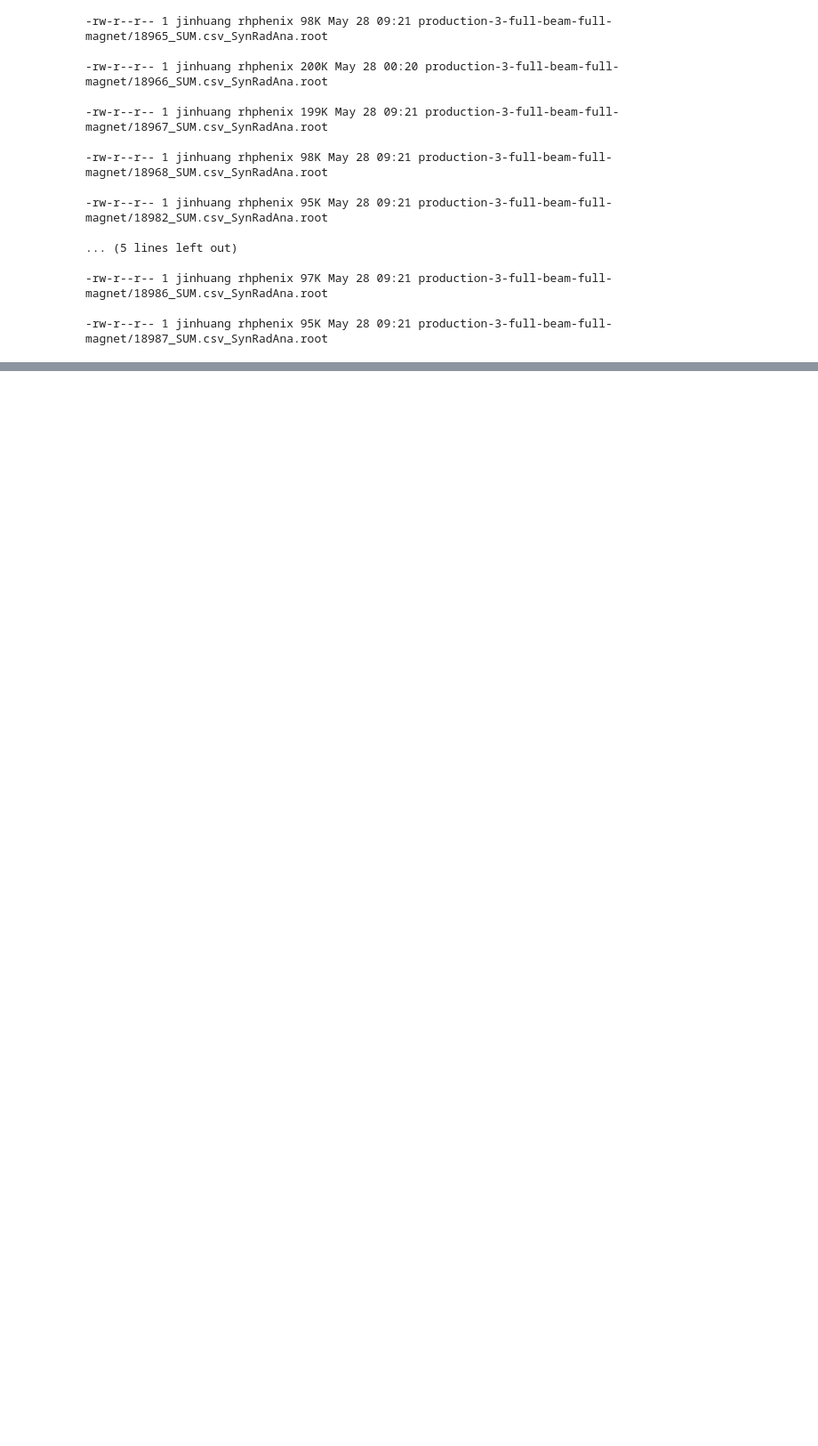
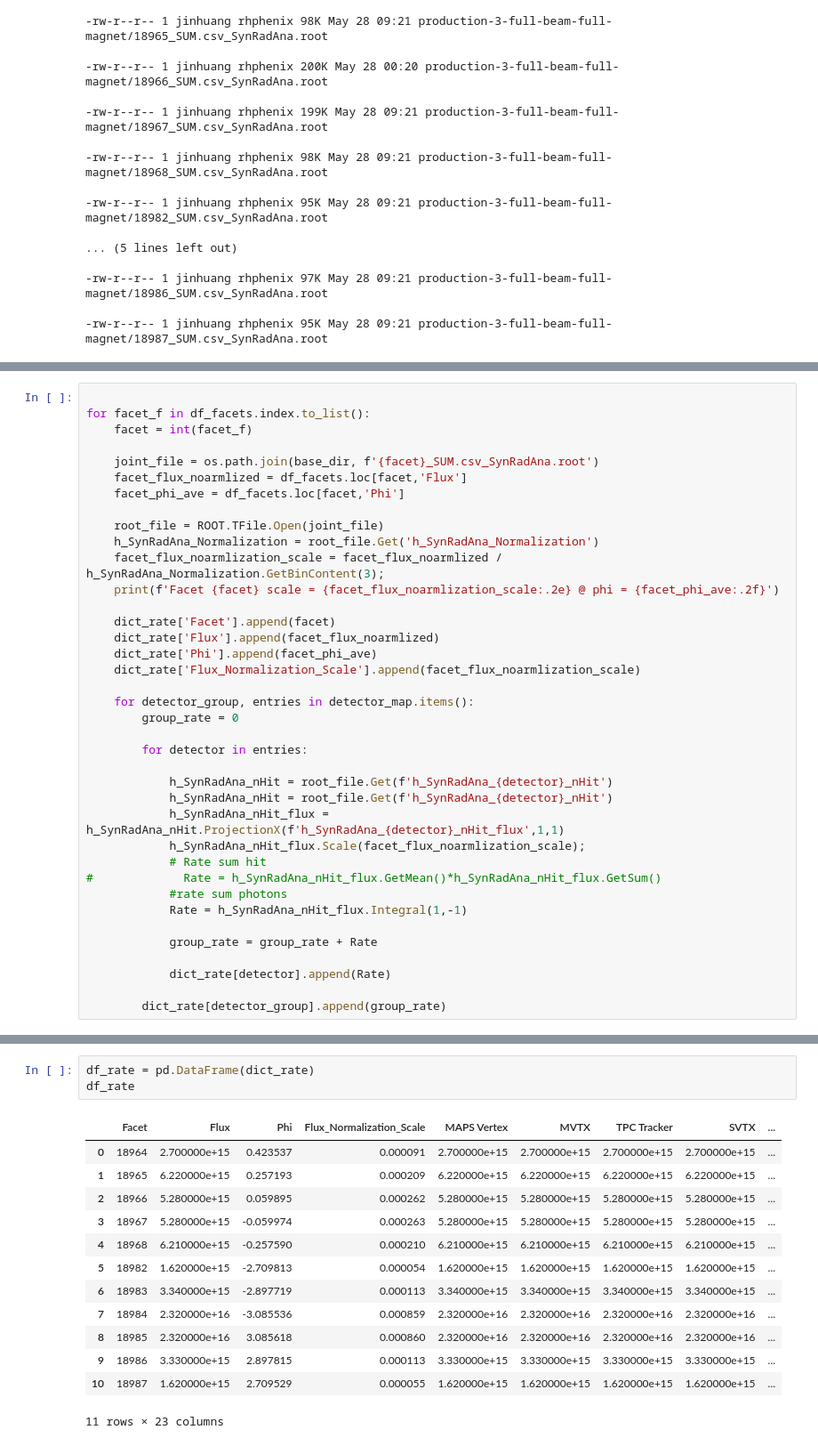
Before and after one commit to blackcathj/SynRad, a Jupyter notebook: RateCalculation.ipynb, the cells around one changed output, grey strips where cells are left out. Shown at 89% size. Drawn from its saved outputs; the diff is of its cells as text; blank space fills up the shorter version.

Commit message:
rate

```diff
--- a/RateCalculation.ipynb
+++ b/RateCalculation.ipynb
@@ -145,0 +110,38 @@ Warning in <TCanvas::Constructor>: Deleting canvas with same name: Check
+# %%
+
+for facet_f in df_facets.index.to_list():
+    facet = int(facet_f)
+
+    joint_file = os.path.join(base_dir, f'{facet}_SUM.csv_SynRadAna.root')
+    facet_flux_noarmlized = df_facets.loc[facet,'Flux']
+    facet_phi_ave = df_facets.loc[facet,'Phi']
+
+    root_file = ROOT.TFile.Open(joint_file)
+    h_SynRadAna_Normalization = root_file.Get('h_SynRadAna_Normalization')
+    facet_flux_noarmlization_scale = facet_flux_noarmlized / h_SynRadAna_Normalization.GetBinContent(3);
+    print(f'Facet {facet} scale = {facet_flux_noarmlization_scale:.2e} @ phi = {facet_phi_ave:.2f}')
+
+    dict_rate['Facet'].append(facet)
+    dict_rate['Flux'].append(facet_flux_noarmlized)
+    dict_rate['Phi'].append(facet_phi_ave)
+    dict_rate['Flux_Normalization_Scale'].append(facet_flux_noarmlization_scale)
+
+    for detector_group, entries in detector_map.items():
+        group_rate = 0
+
+        for detector in entries:
+
+            h_SynRadAna_nHit = root_file.Get(f'h_SynRadAna_{detector}_nHit')
+            h_SynRadAna_nHit = root_file.Get(f'h_SynRadAna_{detector}_nHit')
+            h_SynRadAna_nHit_flux = h_SynRadAna_nHit.ProjectionX(f'h_SynRadAna_{detector}_nHit_flux',1,1)
+            h_SynRadAna_nHit_flux.Scale(facet_flux_noarmlization_scale);
+            # Rate sum hit
+#             Rate = h_SynRadAna_nHit_flux.GetMean()*h_SynRadAna_nHit_flux.GetSum()
+            #rate sum photons
+            Rate = h_SynRadAna_nHit_flux.Integral(1,-1)
+
+            group_rate = group_rate + Rate
+
+            dict_rate[detector].append(Rate)
+
+        dict_rate[detector_group].append(group_rate)
@@ -145,0 +160,17 @@ Warning in <TCanvas::Constructor>: Deleting canvas with same name: Check
+# %%
+df_rate = pd.DataFrame(dict_rate)
+df_rate
+# %% [output]
+|  | Facet | Flux | Phi | Flux_Normalization_Scale | MAPS Vertex | MVTX | TPC Tracker | SVTX | ... |
+| 0 | 18964 | 2.700000e+15 | 0.423537 | 0.000091 | 2.700000e+15 | 2.700000e+15 | 2.700000e+15 | 2.700000e+15 | ... |
+| 1 | 18965 | 6.220000e+15 | 0.257193 | 0.000209 | 6.220000e+15 | 6.220000e+15 | 6.220000e+15 | 6.220000e+15 | ... |
+| 2 | 18966 | 5.280000e+15 | 0.059895 | 0.000262 | 5.280000e+15 | 5.280000e+15 | 5.280000e+15 | 5.280000e+15 | ... |
+| 3 | 18967 | 5.280000e+15 | -0.059974 | 0.000263 | 5.280000e+15 | 5.280000e+15 | 5.280000e+15 | 5.280000e+15 | ... |
+| 4 | 18968 | 6.210000e+15 | -0.257590 | 0.000210 | 6.210000e+15 | 6.210000e+15 | 6.210000e+15 | 6.210000e+15 | ... |
+| 5 | 18982 | 1.620000e+15 | -2.709813 | 0.000054 | 1.620000e+15 | 1.620000e+15 | 1.620000e+15 | 1.620000e+15 | ... |
+| 6 | 18983 | 3.340000e+15 | -2.897719 | 0.000113 | 3.340000e+15 | 3.340000e+15 | 3.340000e+15 | 3.340000e+15 | ... |
+| 7 | 18984 | 2.320000e+16 | -3.085536 | 0.000859 | 2.320000e+16 | 2.320000e+16 | 2.320000e+16 | 2.320000e+16 | ... |
+| 8 | 18985 | 2.320000e+16 | 3.085618 | 0.000860 | 2.320000e+16 | 2.320000e+16 | 2.320000e+16 | 2.320000e+16 | ... |
+| 9 | 18986 | 3.330000e+15 | 2.897815 | 0.000113 | 3.330000e+15 | 3.330000e+15 | 3.330000e+15 | 3.330000e+15 | ... |
+| 10 | 18987 | 1.620000e+15 | 2.709529 | 0.000055 | 1.620000e+15 | 1.620000e+15 | 1.620000e+15 | 1.620000e+15 | ... |
+11 rows × 23 columns
```
Also changed, not shown: parts of 16 cells of this notebook, 5 other files.
